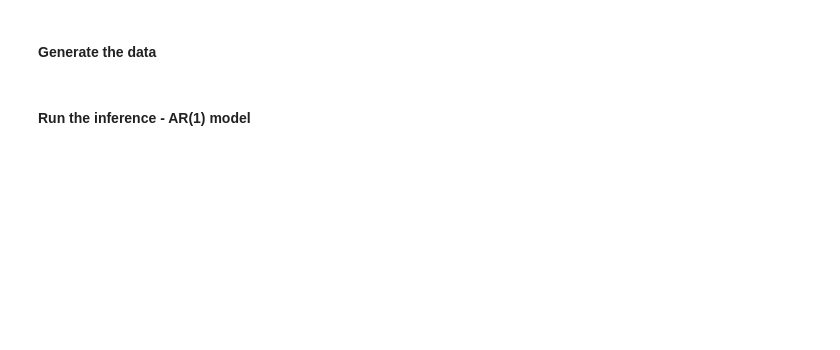
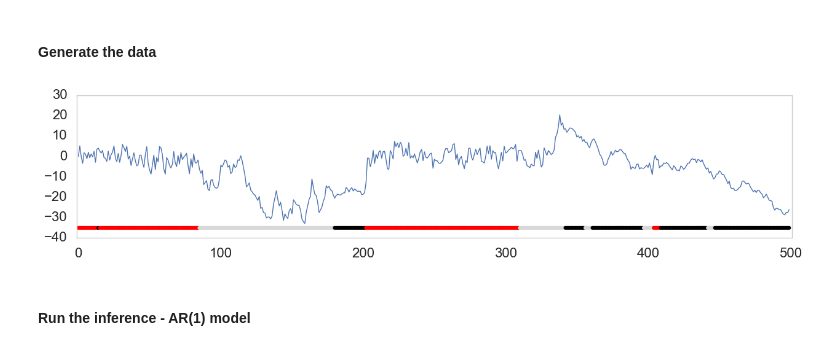
Before and after one commit to NickHoernle/mit-bayesian-inference, a Jupyter notebook: project/notebooks/sticky-HDP-HMM-testing.ipynb, the cells around one changed output. Saved outputs shown, nothing was run; the diff lists cells and outputs as text; code cells hidden in the pictures; blank space fills up the shorter version.

```diff
--- a/project/notebooks/sticky-HDP-HMM-testing.ipynb
+++ b/project/notebooks/sticky-HDP-HMM-testing.ipynb
@@ -56,21 +66,23 @@ imp.reload(gen)
 # %% [markdown]
 #### Generate the data
 # %%
-length = 1000
-chain_params = [{"A": 0.8, "sigma": 1}, {"A": 0.99, "sigma": 10}, {"A": 0.5, "sigma": 25}]
+length = 500
+chain_params = [{"A": 0.99, "sigma": 2}, {"A": 0.99, "sigma": 10}, {"A": 0.5, "sigma": 10}]
 res = gen.generate_data_1D(num_chains=len(chain_params), length=length, switch_prob=0.05, chain_params=chain_params)
 chains, Y = res['chains'], res['Y'][:,0]
 
 fig, ax = plt.subplots(figsize=(15,3))
 temp = np.arange(0,length,1)
 
 c=['black','#d8d8d8', 'r', 'g', 'b', 'y', '#42e5f4', '#42e5f4', '#f47a41', 'blue',
   '#597757', '#576977', '#635777', '#635777', '#0FF000']
 
 plt.scatter(temp, -35*np.ones_like(temp), c=[c[i] for i in chains], lw=0)
 plt.plot(Y, lw=1, alpha=1)
 plt.xlim([-1,length+1])
 plt.grid(False)
+# %% [output]
+[figure, added]
 # %% [markdown]
 #### Run the inference - AR(1) model
 # %%
```
Also changed, not shown: parts of 35 cells of this notebook, 23 other files.
